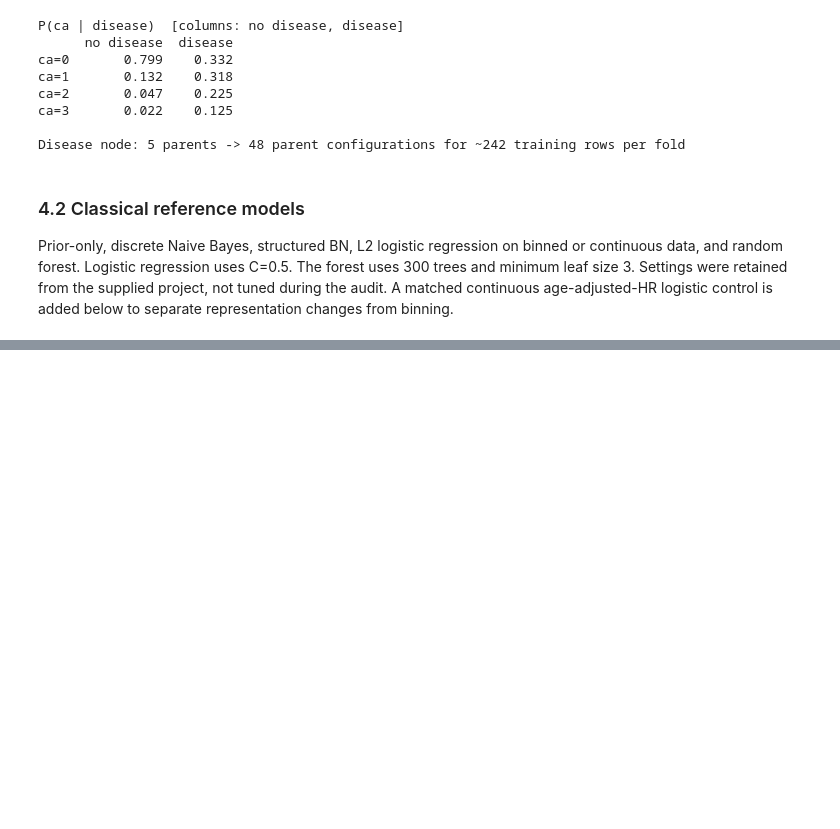
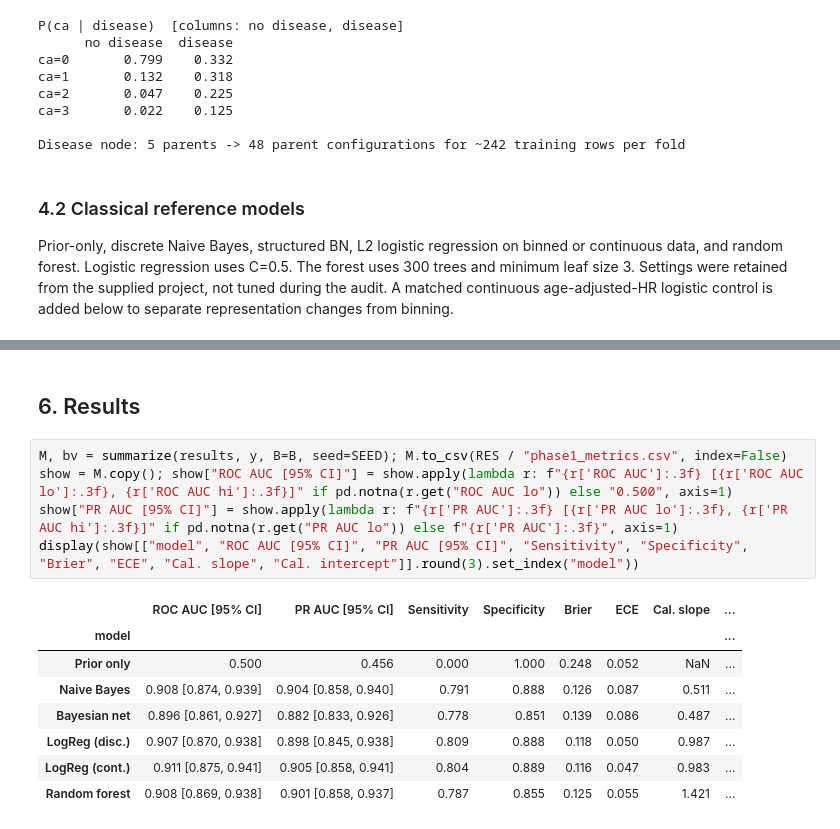
Before and after one commit to 69Igris/heart-disease-risk-modelling, a Jupyter notebook: notebooks/01_phase1_eda_and_classical_models.ipynb, the cells around one changed output, grey strips where cells are left out. Cells and saved outputs as stored; diff of their text form; blank space fills up the shorter version.

```diff
--- a/notebooks/01_phase1_eda_and_classical_models.ipynb
+++ b/notebooks/01_phase1_eda_and_classical_models.ipynb
@@ -204,0 +228,16 @@ Prior-only, discrete Naive Bayes, structured BN, L2 logistic regression on binne
+# %% [markdown]
+## 6. Results
+# %%
+M, bv = summarize(results, y, B=B, seed=SEED); M.to_csv(RES / "phase1_metrics.csv", index=False)
+show = M.copy(); show["ROC AUC [95% CI]"] = show.apply(lambda r: f"{r['ROC AUC']:.3f} [{r['ROC AUC lo']:.3f}, {r['ROC AUC hi']:.3f}]" if pd.notna(r.get("ROC AUC lo")) else "0.500", axis=1)
+show["PR AUC [95% CI]"] = show.apply(lambda r: f"{r['PR AUC']:.3f} [{r['PR AUC lo']:.3f}, {r['PR AUC hi']:.3f}]" if pd.notna(r.get("PR AUC lo")) else f"{r['PR AUC']:.3f}", axis=1)
+display(show[["model", "ROC AUC [95% CI]", "PR AUC [95% CI]", "Sensitivity", "Specificity", "Brier", "ECE", "Cal. slope", "Cal. intercept"]].round(3).set_index("model"))
+# %% [output]
+|  | ROC AUC [95% CI] | PR AUC [95% CI] | Sensitivity | Specificity | Brier | ECE | Cal. slope | ... |
+| model |  |  |  |  |  |  |  | ... |
+| Prior only | 0.500 | 0.456 | 0.000 | 1.000 | 0.248 | 0.052 | NaN | ... |
+| Naive Bayes | 0.908 [0.874, 0.939] | 0.904 [0.858, 0.940] | 0.791 | 0.888 | 0.126 | 0.087 | 0.511 | ... |
+| Bayesian net | 0.896 [0.861, 0.927] | 0.882 [0.833, 0.926] | 0.778 | 0.851 | 0.139 | 0.086 | 0.487 | ... |
+| LogReg (disc.) | 0.907 [0.870, 0.938] | 0.898 [0.845, 0.938] | 0.809 | 0.888 | 0.118 | 0.050 | 0.987 | ... |
+| LogReg (cont.) | 0.911 [0.875, 0.941] | 0.905 [0.858, 0.941] | 0.804 | 0.889 | 0.116 | 0.047 | 0.983 | ... |
+| Random forest | 0.908 [0.869, 0.938] | 0.901 [0.858, 0.937] | 0.787 | 0.855 | 0.125 | 0.055 | 1.421 | ... |
```
Also changed, not shown: parts of 9 cells of this notebook, 11 other files.
